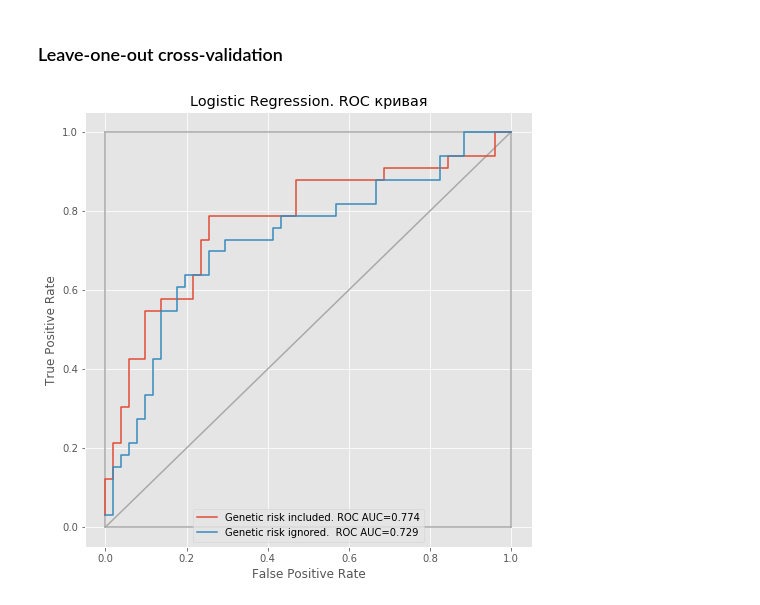
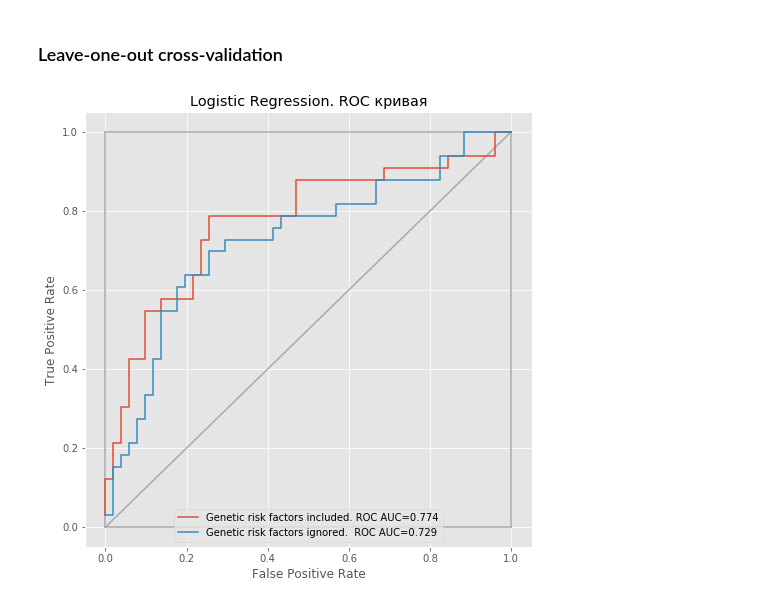
Before and after one commit to AlexanderArtemyev/Wilson-disease, a Jupyter notebook: Predict_LogisticRegression.ipynb, the cells around one changed output. Cells and saved outputs as stored; diff of their text form; code cells hidden in the pictures.

```diff
--- a/Predict_LogisticRegression.ipynb
+++ b/Predict_LogisticRegression.ipynb
@@ -34,7 +34,7 @@ Populating the interactive namespace from numpy and matplotlib
 # %%
 # Чтение данных из сохранённого файла
 df_ext = pd.DataFrame()
-df_ext = pd.read_csv('../Wilson_ext.csv', sep=';', encoding='utf-8')
+df_ext = pd.read_csv('./data/Wilson_ext.csv', sep=';', encoding='utf-8')
 print(df_ext.columns)
 # %% [output]
 Index(['TargetHead', 'TargetHeadRelativeMax', 'Sex', 'Sex M/F', 'BMI',
@@ -239,4 +239,6 @@ param_grid = { 'C': np.logspace(-6, 2, 33) }
 param_grid = { 'C': np.logspace(-6, 2, 49) }
 param_grid = { 'C': np.logspace(-6, 2, 65) }
 param_grid = { 'C': np.logspace(-6, 2, 97) }
-param_grid
+param_grid = { 'C': np.logspace(-6, 2, 129) }
+#param_grid = { 'C': np.logspace(-6, 2, 193) }
+#param_grid
@@ -329,37 +398,37 @@ classifiers = { 'LogisticRegression C=0.38': LogisticRegression(random_state=42,
 # %%
-name  = "Genetic risk included."
+name  = "Genetic risk factors included."
 clf = LogisticRegression(random_state=42, penalty = 'l1', C=0.38311868495572848)
 cv_predictions = cross_val_predict(clf, X, y,
                                        method='predict_proba',
                                        cv=LeaveOneOut() ) #  cv=10)
 
 
-name_0  = "Genetic risk ignored."
+name_0  = "Genetic risk factors ignored."
 clf_0 = LogisticRegression(random_state=42, penalty = 'l1', C=1)
 cv_predictions_0 = cross_val_predict(clf_0, X_0, y,
                                        method='predict_proba',
                                        cv=LeaveOneOut() ) #  cv=10)
 
 fpr,   tpr,   thresh = roc_curve(y, cv_predictions[: ,1])
 fpr_0, tpr_0, thresh = roc_curve(y, cv_predictions_0[: ,1])
 
 figure(figsize=(8,8))
 plt.plot([0,1],[0,1],color='darkgray')
 plt.plot([0,0],[0,1],color='darkgray')
 plt.plot([0,1],[0,0],color='darkgray')
 plt.plot([0,1],[1,1],color='darkgray')
 plt.plot([1,1],[0,1],color='darkgray')
 
 plt.plot(fpr,   tpr,   label= name
                               + ' ROC AUC=' + str( round(auc(fpr,   tpr  )*1000)/1000. ) )
 plt.plot(fpr_0, tpr_0, label= name_0
                               + '  ROC AUC=' + str( round(auc(fpr_0, tpr_0)*1000)/1000. ) )
 
 xlabel('False Positive Rate')
 ylabel('True Positive Rate')
 title('Logistic Regression. ROC кривая')
 legend(loc='lower center');
 
 plt.savefig('LogRegression.png', bbox_inches='tight')
 # %% [output]
-[figure, old version]
+[figure, new version]
```
Also changed, not shown: parts of 16 cells of this notebook.
